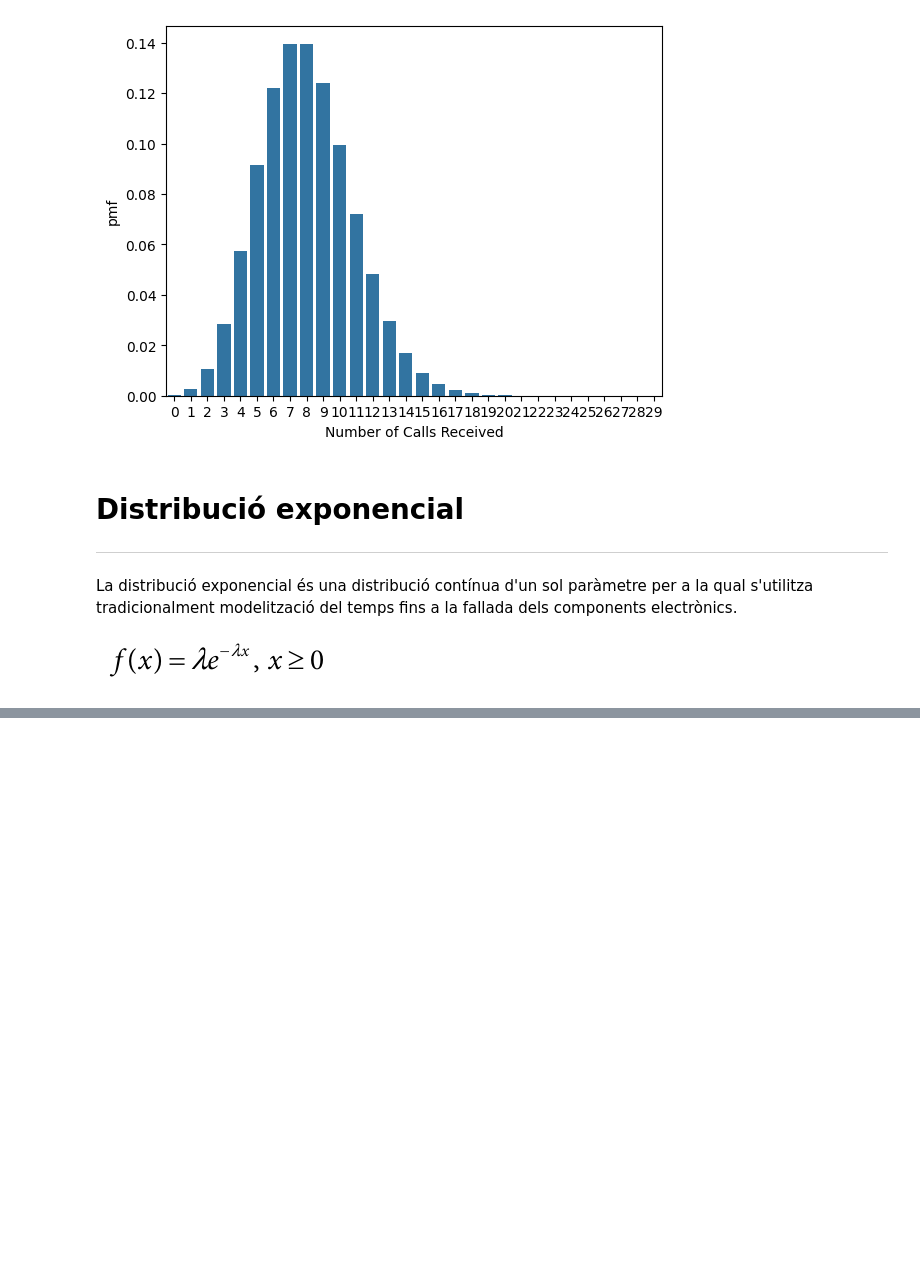
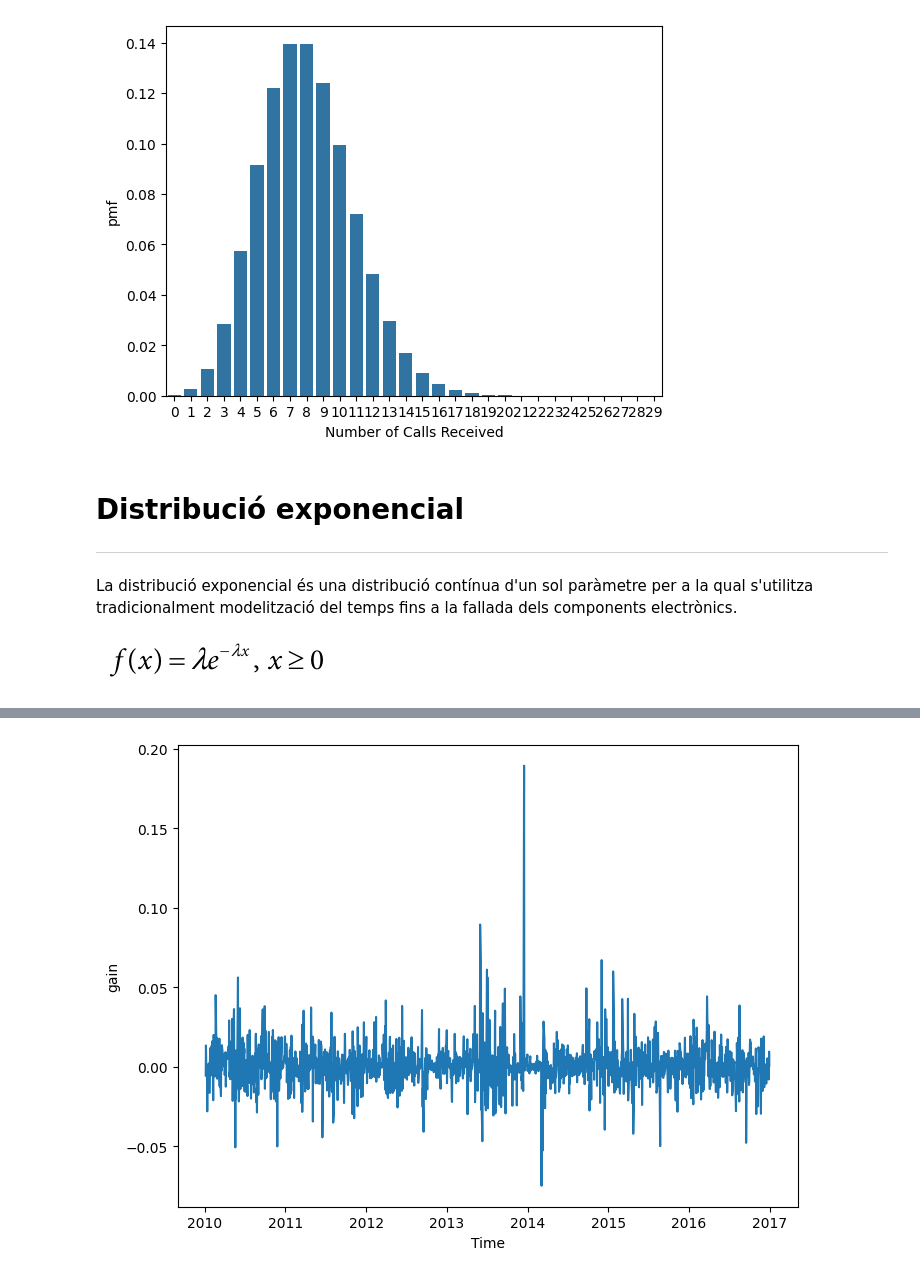
Before and after one commit to ManelSoengas/Python, a Jupyter notebook: Python_Probabilitat.ipynb, the cells around one changed output, grey strips where cells are left out. Cells and saved outputs as stored; diff of their text form; code cells hidden in the pictures; blank space fills up the shorter version.

```diff
--- a/Python_Probabilitat.ipynb
+++ b/Python_Probabilitat.ipynb
@@ -159,0 +272,4 @@ La distribució exponencial és una distribució contínua d'un sol paràmetre p
+# %%
+glaxo_df['gain'] = glaxo_df.Close.pct_change(periods = 1)
+beml_df['gain'] = beml_df.Close.pct_change(periods = 1)
+glaxo_df.head(5)
@@ -159,0 +284,10 @@ La distribució exponencial és una distribució contínua d'un sol paràmetre p
+# %%
+glaxo_df = glaxo_df.dropna()
+beml_df = beml_df.dropna()
+
+plt.figure(figsize = (8, 6));
+plt.plot(glaxo_df.index, glaxo_df.gain);
+plt.xlabel('Time');
+plt.ylabel('gain');
+# %% [output]
+[figure, added]
```
Also changed, not shown: parts of 24 cells of this notebook.
